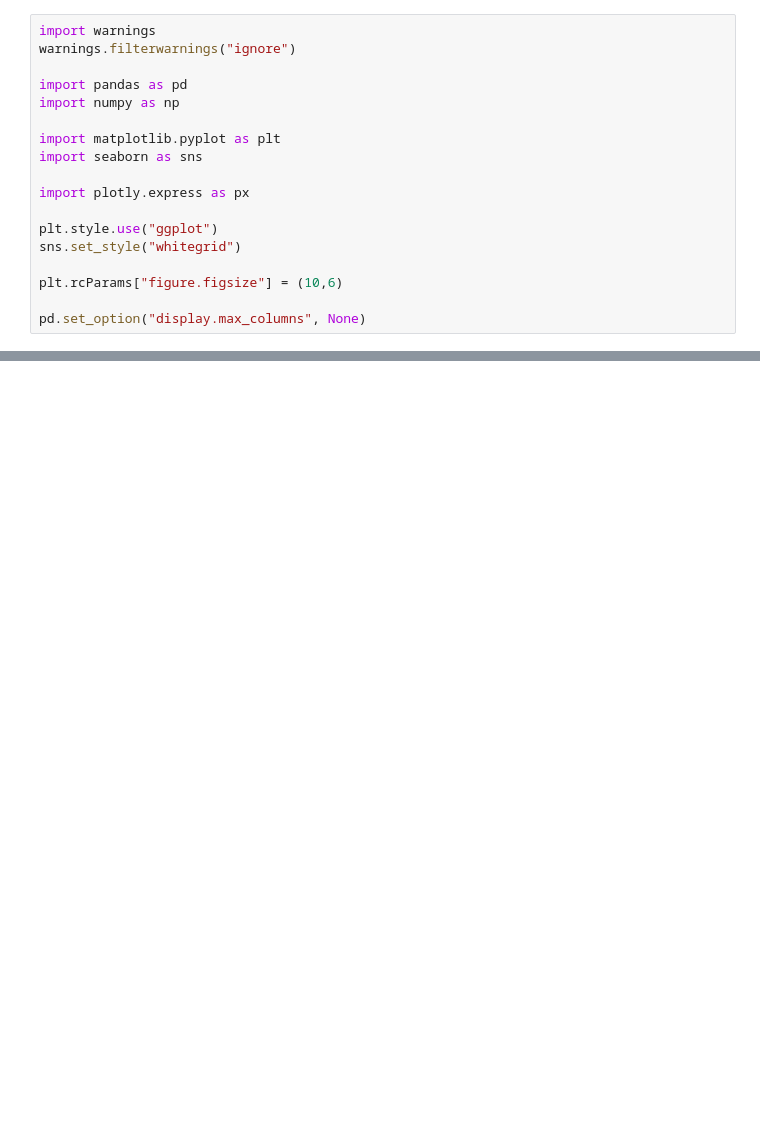
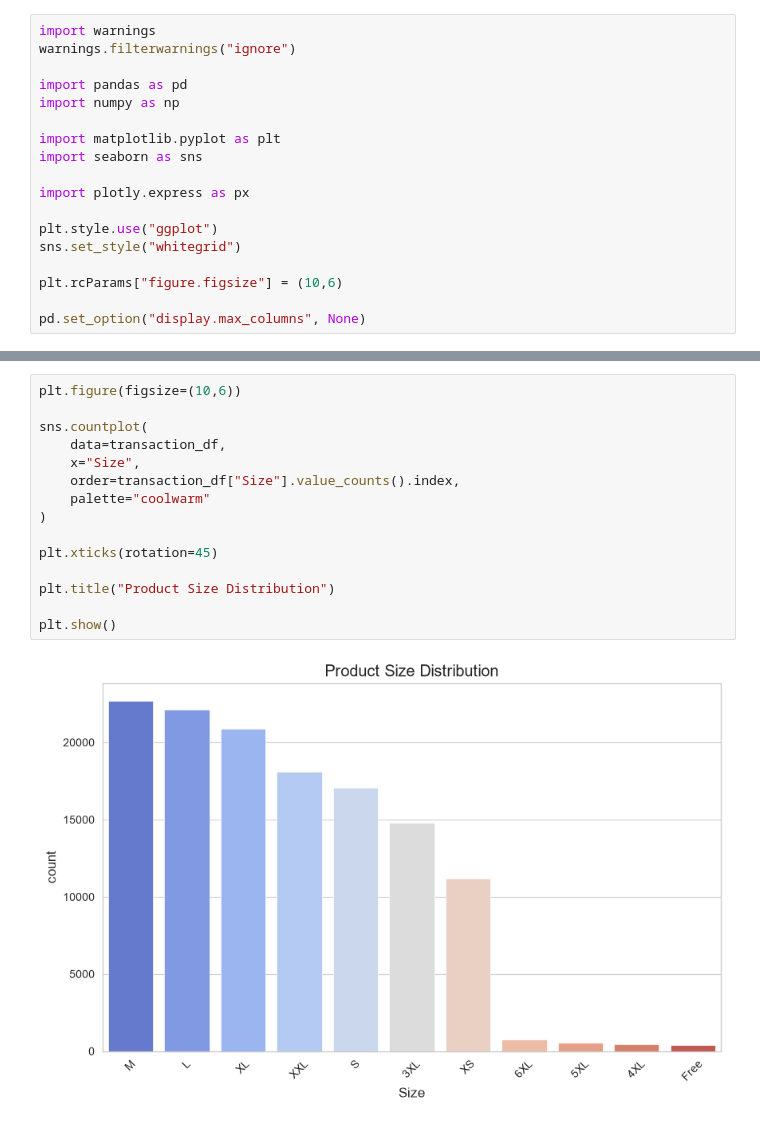
Before and after one commit to CharukaNWickramarachchi/Fashion-Retail-Reorder-Prediction, a Jupyter notebook: notebooks/01_EDA.ipynb, the cells around one changed output, grey strips where cells are left out. Cells and saved outputs as stored; diff of their text form; blank space fills up the shorter version.

```diff
--- a/notebooks/01_EDA.ipynb
+++ b/notebooks/01_EDA.ipynb
@@ -911,0 +241,17 @@ plt.show()
+# %%
+plt.figure(figsize=(10,6))
+
+sns.countplot(
+    data=transaction_df,
+    x="Size",
+    order=transaction_df["Size"].value_counts().index,
+    palette="coolwarm"
+)
+
+plt.xticks(rotation=45)
+
+plt.title("Product Size Distribution")
+
+plt.show()
+# %% [output]
+[figure, added]
```
Also changed, not shown: parts of 101 cells of this notebook, 1 other file.
